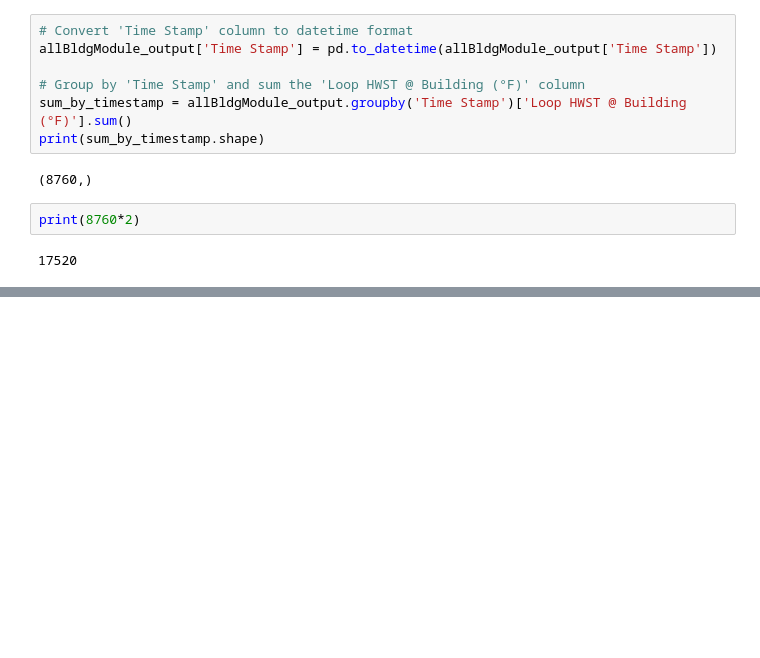
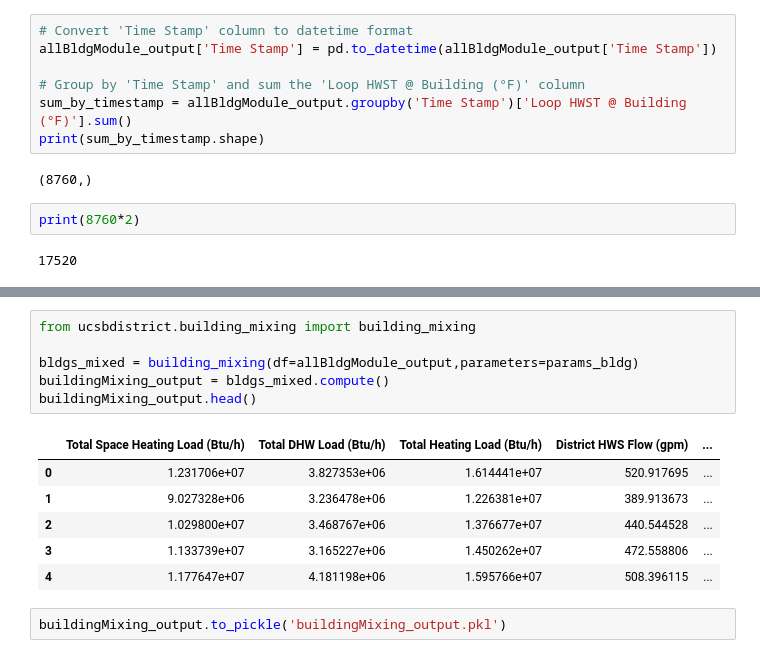
Before and after one commit to NikitaKhatwani/District-system---Engineering-model, a Jupyter notebook: UCSB_Excel to Python.ipynb, the cells around one changed output, grey strips where cells are left out. Drawn from its saved outputs; the diff is of its cells as text; blank space fills up the shorter version.

```diff
--- a/UCSB_Excel to Python.ipynb
+++ b/UCSB_Excel to Python.ipynb
@@ -546,0 +210,15 @@ buildingModule_output.head(15)
+# %%
+from ucsbdistrict.building_mixing import building_mixing
+
+bldgs_mixed = building_mixing(df=allBldgModule_output,parameters=params_bldg)
+buildingMixing_output = bldgs_mixed.compute()
+buildingMixing_output.head()
+# %% [output]
+|  | Total Space Heating Load (Btu/h) | Total DHW Load (Btu/h) | Total Heating Load (Btu/h) | District HWS Flow (gpm) | ... |
+| 0 | 1.231706e+07 | 3.827353e+06 | 1.614441e+07 | 520.917695 | ... |
+| 1 | 9.027328e+06 | 3.236478e+06 | 1.226381e+07 | 389.913673 | ... |
+| 2 | 1.029800e+07 | 3.468767e+06 | 1.376677e+07 | 440.544528 | ... |
+| 3 | 1.133739e+07 | 3.165227e+06 | 1.450262e+07 | 472.558806 | ... |
+| 4 | 1.177647e+07 | 4.181198e+06 | 1.595766e+07 | 508.396115 | ... |
+# %%
+buildingMixing_output.to_pickle('buildingMixing_output.pkl')
```
Also changed, not shown: parts of 21 cells of this notebook, 12 other files.
